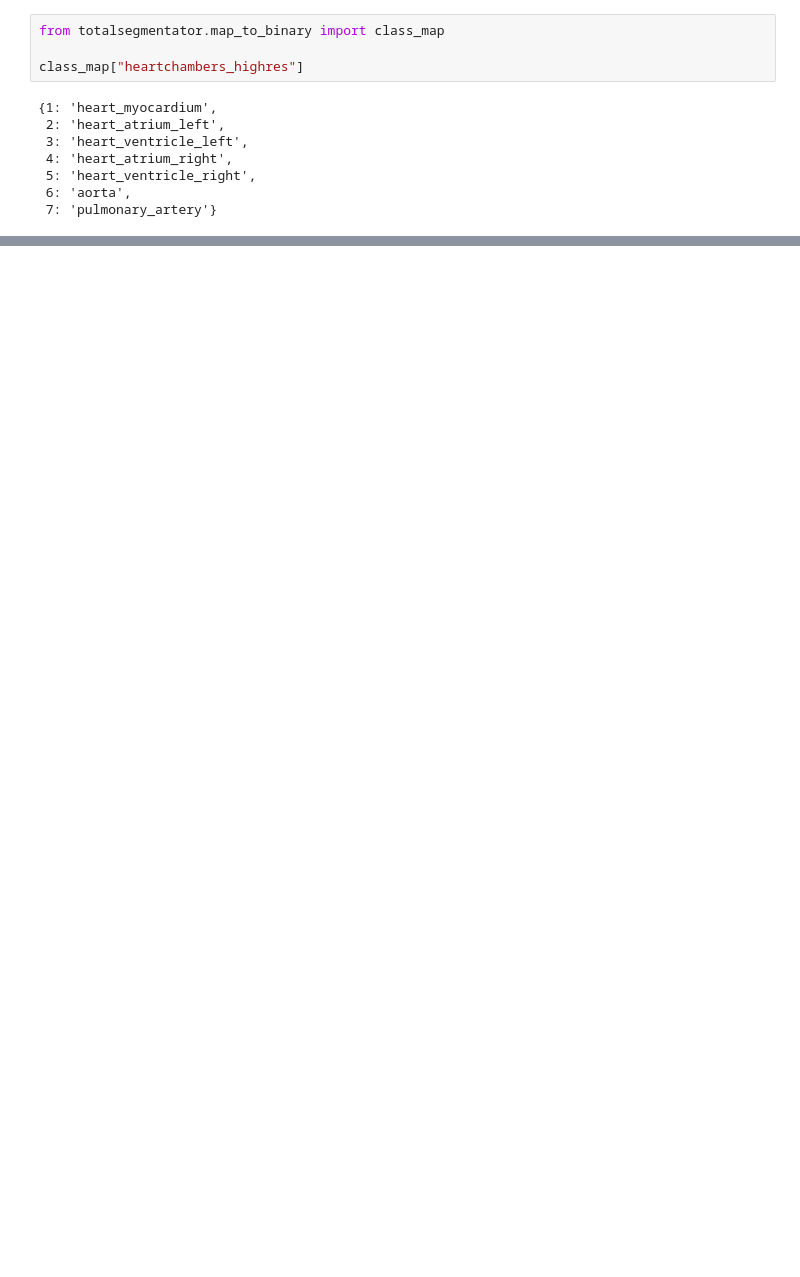
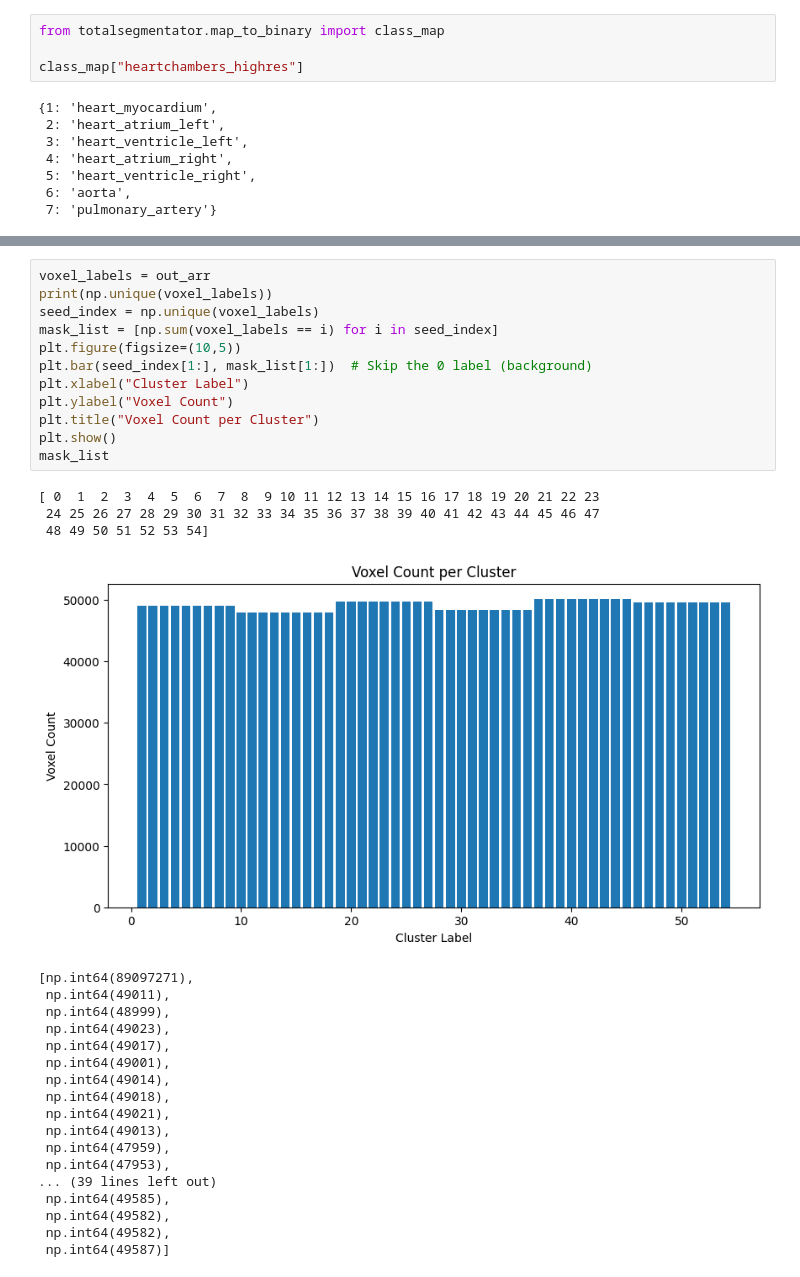
Before and after one commit to keyedeze/medicalsegmentation, a Jupyter notebook: main.ipynb, the cells around one changed output, grey strips where cells are left out. Saved outputs shown, nothing was run; the diff lists cells and outputs as text; blank space fills up the shorter version.

```diff
--- a/main.ipynb
+++ b/main.ipynb
@@ -462,0 +444,34 @@ saved: /mnt/research/research/Data/MyocardialScarDefns_kycn/p_003/DICOM/25121220
+# %%
+voxel_labels = out_arr
+print(np.unique(voxel_labels))
+seed_index = np.unique(voxel_labels)
+mask_list = [np.sum(voxel_labels == i) for i in seed_index]
+plt.figure(figsize=(10,5))
+plt.bar(seed_index[1:], mask_list[1:])  # Skip the 0 label (background)
+plt.xlabel("Cluster Label")
+plt.ylabel("Voxel Count")
+plt.title("Voxel Count per Cluster")
+plt.show()
+mask_list
+# %% [output]
+[ 0  1  2  3  4  5  6  7  8  9 10 11 12 13 14 15 16 17 18 19 20 21 22 23
+ 24 25 26 27 28 29 30 31 32 33 34 35 36 37 38 39 40 41 42 43 44 45 46 47
+ 48 49 50 51 52 53 54]
+[figure, added]
+[np.int64(89097271),
+ np.int64(49011),
+ np.int64(48999),
+ np.int64(49023),
+ np.int64(49017),
+ np.int64(49001),
+ np.int64(49014),
+ np.int64(49018),
+ np.int64(49021),
+ np.int64(49013),
+ np.int64(47959),
+ np.int64(47953),
+... (39 lines left out)
+ np.int64(49585),
+ np.int64(49582),
+ np.int64(49582),
+ np.int64(49587)]
```
Also changed, not shown: parts of 23 cells of this notebook.
